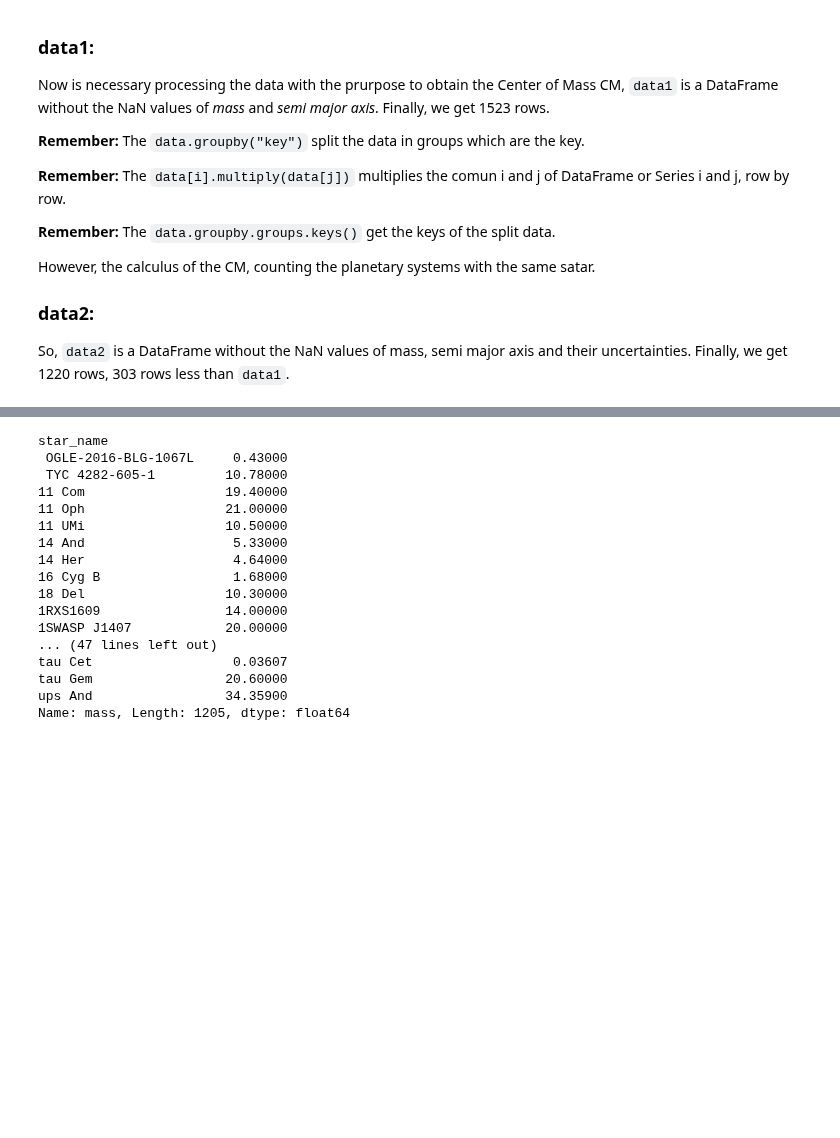
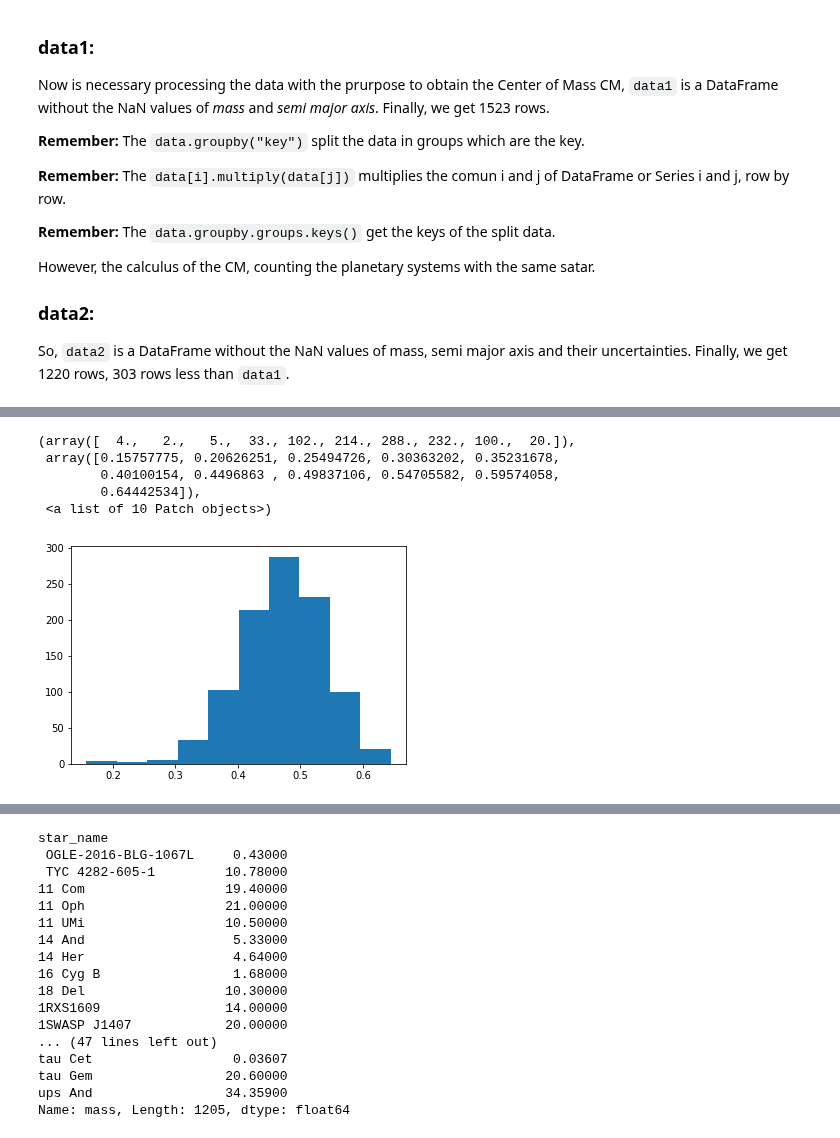
Before and after one commit to fjbautistas/Mixture_Gaussian_CM_of_Planets, a Jupyter notebook: List-Misture_G.ipynb, the cells around one changed output, grey strips where cells are left out. Saved outputs shown, nothing was run; the diff lists cells and outputs as text; code cells hidden in the pictures; blank space fills up the shorter version.

```diff
--- a/List-Misture_G.ipynb
+++ b/List-Misture_G.ipynb
@@ -95,0 +112,2 @@ AttributeError: 'tuple' object has no attribute 'M_total'
+# %%
+nlist=number.index[number.star_name>2]
@@ -95,0 +123,15 @@ AttributeError: 'tuple' object has no attribute 'M_total'
+# %%
+for i in range(len(nlist)):
+    data4=data3[data3.star_name==nlist[i]]
+    draws=[]
+    for i in range(1000):
+        masses=np.random.normal(data4.mass,data4.mass_error_min)
+        axes=np.random.normal(data4.semi_major_axis,data4.semi_major_axis_error_min)
+        draws+=[(masses*axes).sum()/masses.sum()]
+    mtot=(data4.mass).sum()
+    com=(data4.mass*data4.semi_major_axis).sum()/mtot
+    dcmdmi=(data4.semi_major_axis-com)/mtot
+    dcmdri=data4.mass/mtot
+    erd=np.std(draws)
+    erp=np.sqrt((dcmdmi**2*data4.mass_error_min**2+dcmdri**2*data4.semi_major_axis_error_min**2).sum())
+    print(np.median(draws),erd,erp)
@@ -95,0 +159,17 @@ AttributeError: 'tuple' object has no attribute 'M_total'
+# %%
+data4=data3[data3.star_name==nlist[0]]
+# %%
+draws=[]
+for i in range(1000):
+    masses=np.random.normal(data4.mass,data4.mass_error_min)
+    axes=np.random.normal(data4.semi_major_axis,data4.semi_major_axis_error_min)
+    draws+=[(masses*axes).sum()/masses.sum()]
+# %%
+plt.hist(np.log10(draws))
+# %% [output]
+(array([  4.,   2.,   5.,  33., 102., 214., 288., 232., 100.,  20.]),
+ array([0.15757775, 0.20626251, 0.25494726, 0.30363202, 0.35231678,
+        0.40100154, 0.4496863 , 0.49837106, 0.54705582, 0.59574058,
+        0.64442534]),
+ <a list of 10 Patch objects>)
+[figure, added]
```
Also changed, not shown: parts of 16 cells of this notebook, 1 other file.
